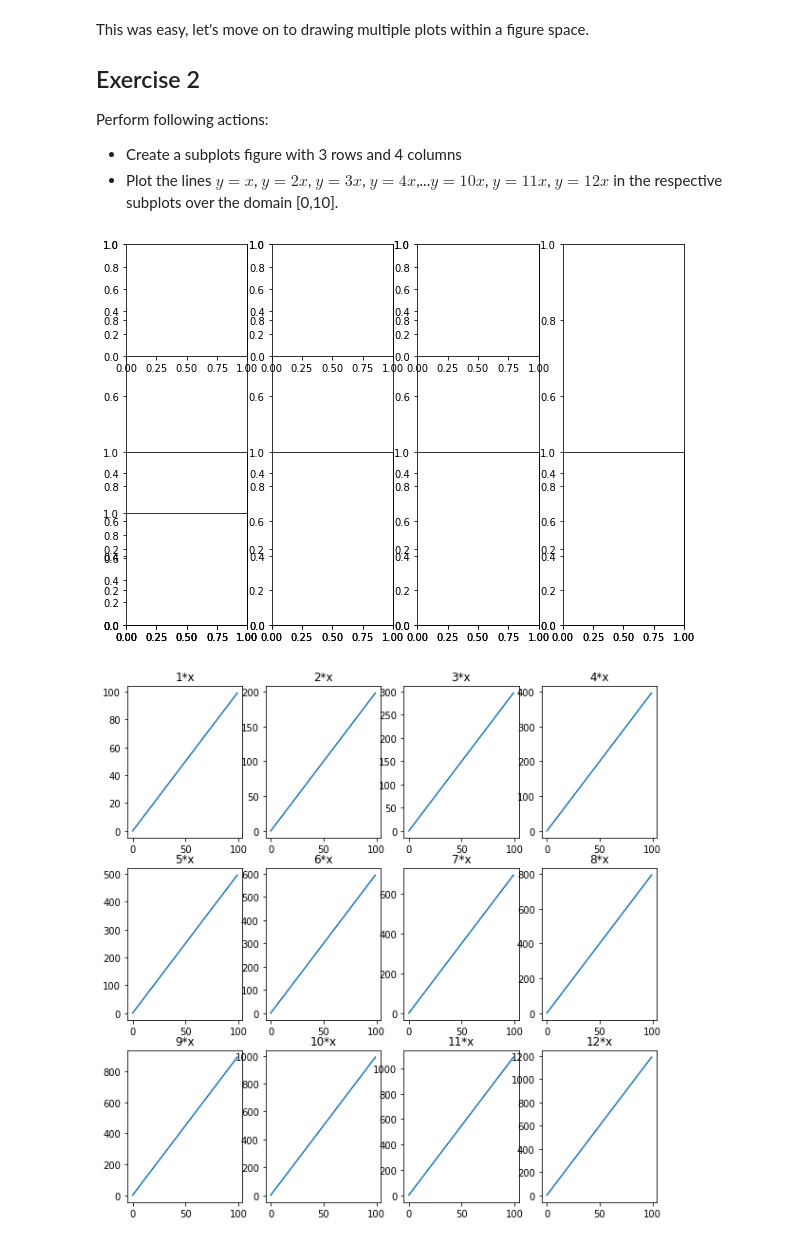
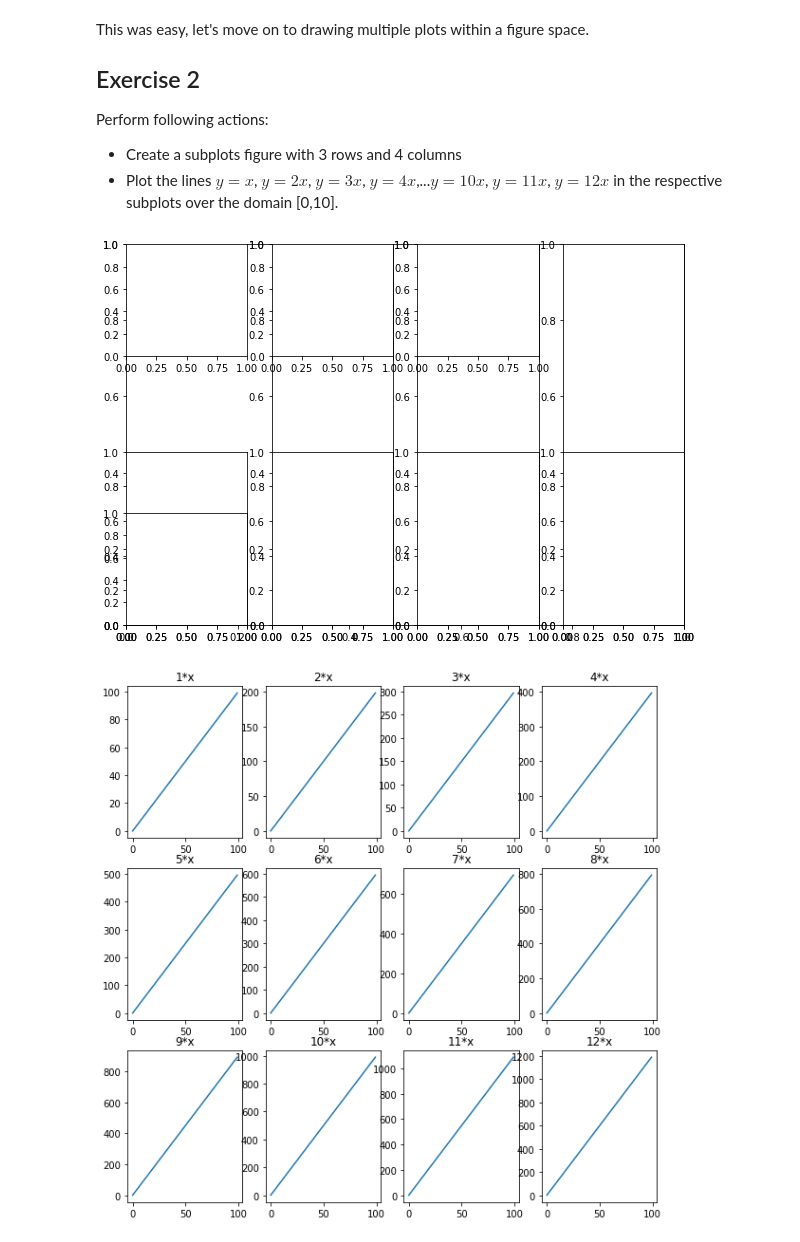
Before and after one commit to OsterMendel/dsc-more-practice-with-matplotlib-lab-nyc-ds-021720, a Jupyter notebook: index.ipynb, the cells around one changed output. Cells and saved outputs as stored; diff of their text form; code cells hidden in the pictures.

```diff
--- a/index.ipynb
+++ b/index.ipynb
@@ -86,20 +86,20 @@ Perform following actions:
 * Plot the lines $y=x$, $y=2x$, $y=3x$, $y=4x$,...$y=10x$, $y=11x$, $y=12x$ in the respective subplots over the domain [0,10].
 # %%
 nfig = plt.figure(figsize=(10,7))
-ax1 = nfig.add_subplot(141)
+ax1 = nfig.add_subplot(111)
 ax2 = nfig.add_subplot(142)
 ax3 = nfig.add_subplot(143)
 ax4 = nfig.add_subplot(144)
 ax5 = nfig.add_subplot(245)
 ax6 = nfig.add_subplot(246)
 ax7 = nfig.add_subplot(247)
 ax8 = nfig.add_subplot(248)
 ax9 = nfig.add_subplot(349)
 ax10 = nfig.add_subplot(341)
 ax11 = nfig.add_subplot(342)
 ax12 = nfig.add_subplot(343)
 # %% [output]
-[figure, old version]
+[figure, new version]
 # %%
 # %% [output]
 [figure]
```
